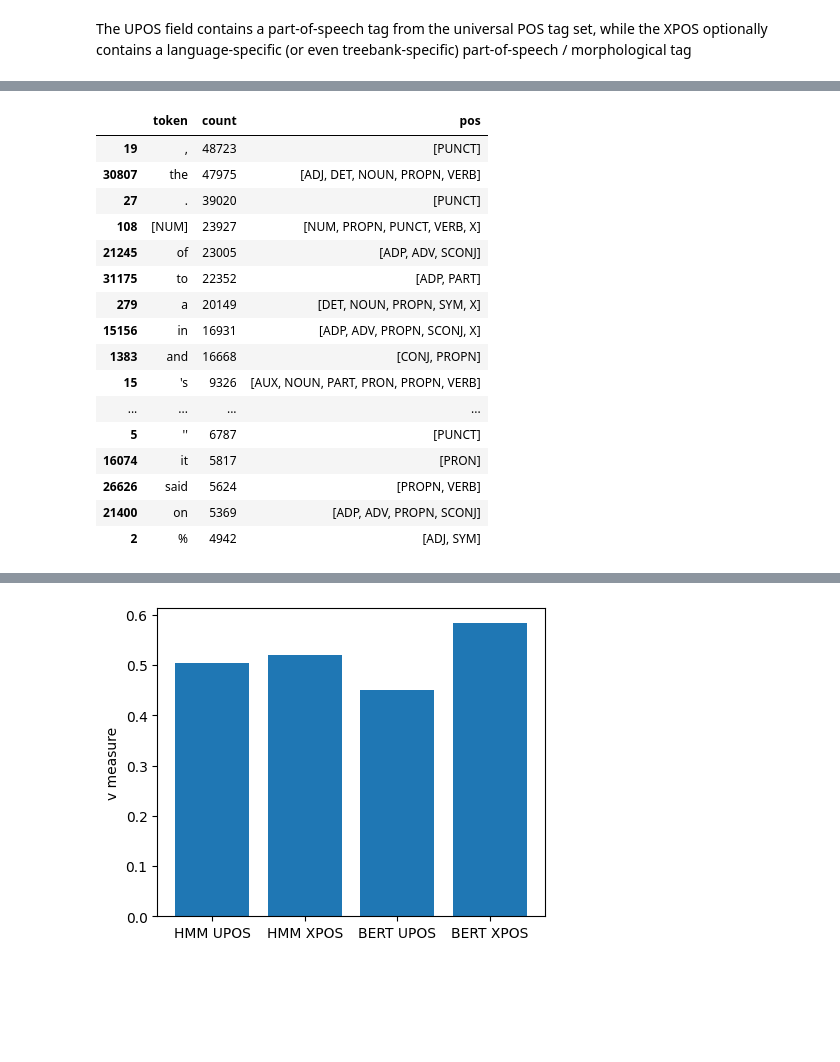
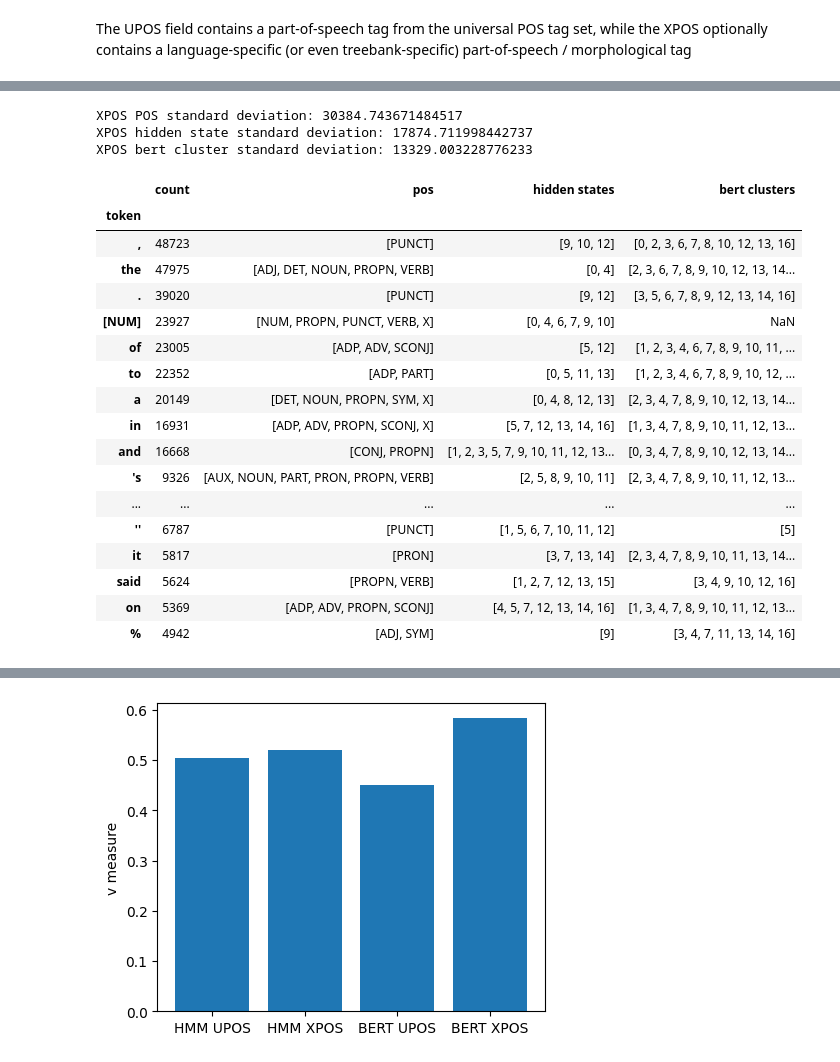
Before and after one commit to WCSin01/nlp_assignment3, a Jupyter notebook: eval_plt.ipynb, the cells around one changed output, grey strips where cells are left out. Drawn from its saved outputs; the diff is of its cells as text; code cells hidden in the pictures; blank space fills up the shorter version.

```diff
--- a/eval_plt.ipynb
+++ b/eval_plt.ipynb
@@ -7,7 +7,7 @@ import matplotlib.pyplot as plt
 from functions import pickle_load
 from process_conllu import ConlluDataset
 # %%
-def merge_word_hidden_pos(viterbi_pos, true_pos, obs_seqs):
+def merge_word_hidden_pos(viterbi_pos: list[list[str]], true_pos: list[list[str]], obs_seqs: list[list[str]]):
     merged_pos = []
     for seq_idx, (pred_hidden_seq, true_hidden_seq, obs_seq) in enumerate(zip(
         viterbi_pos, true_pos, obs_seqs)):
@@ -17,3 +31,32 @@ def merge_word_hidden_pos(viterbi_pos, true_pos, obs_seqs):
+# %%
+def pos_viterbi_bert_word(viterbi_pos_df: pd.DataFrame, k_means_pos_df: pd.DataFrame):
+    pos_to_token = viterbi_pos_df[["pos", "token"]]\
+      .groupby("token")\
+      .agg(count=("token", "count"),
+          pos=("pos", frozenset))\
+      .reset_index()
+    pos_to_token["pos"] = pos_to_token["pos"].apply(sorted)
+    pos_to_token.set_index("token", inplace=True)
+
+    pos_hidden_state_to_token = viterbi_pos_df[["hidden state", "token"]]\
+      .groupby("token")\
+      .agg(count=("token", "count"),
+          hidden_states=("hidden state", frozenset))\
+      .reset_index()
+    pos_hidden_state_to_token["hidden_states"] = pos_hidden_state_to_token["hidden_states"].apply(sorted)
+    pos_hidden_state_to_token.set_index("token", inplace=True)
+
+    pos_clusters_to_token = k_means_pos_df.rename(columns={"word": "token"})[["cluster", "token"]]\
+      .groupby("token")\
+      .agg(count=("token", "count"),
+          clusters=("cluster", frozenset))\
+      .reset_index()
+    pos_clusters_to_token["clusters"] = pos_clusters_to_token["clusters"].apply(sorted)
+    pos_clusters_to_token.set_index("token", inplace=True)
+
+    pos_to_token["hidden states"] = pos_hidden_state_to_token["hidden_states"]
+    pos_to_token["bert clusters"] = pos_clusters_to_token["clusters"]
+    return pos_to_token
 # %%
 hmm_upos_df = pd.read_csv("results/eval_hmm_upos.csv")
 hmm_xpos_df = pd.read_csv("results/eval_hmm_xpos.csv")
@@ -22,6 +65,11 @@ bert_xpos_df = pd.read_csv("results/eval_bert_xpos.csv")
 dataset: ConlluDataset = pickle_load("checkpoints/dataset.pkl")
 viterbi_upos: list[list[int]] = pickle_load("results/viterbi_upos.pkl")
 viterbi_xpos: list[list[int]] = pickle_load("results/viterbi_xpos.pkl")
+k_means_upos_df = pd.read_csv("results/k_means_upos.csv")
+k_means_xpos_df = pd.read_csv("results/k_means_xpos.csv")
+# select best seed from v measure
+k_means_upos_df = k_means_upos_df[k_means_upos_df["seed"] == 4]
+k_means_xpos_df = k_means_xpos_df[k_means_xpos_df["seed"] == 0]
 # %%
 viterbi_upos_df = merge_word_hidden_pos(viterbi_upos, dataset.upos, dataset.sequences)
 viterbi_xpos_df = merge_word_hidden_pos(viterbi_xpos, dataset.xpos, dataset.sequences)
@@ -39,20 +127,30 @@ upos_to_token["pos"] = upos_to_token["pos"].apply(sorted)
+# %%
+print(f"XPOS POS standard deviation: {xpos_counts_df['pos count'].std()}")
+print(f"XPOS hidden state standard deviation: {xpos_counts_df['hidden state count'].std()}")
+print(f"XPOS bert cluster standard deviation: {xpos_counts_df['bert cluster count'].std()}")
+# %% [output]
+XPOS POS standard deviation: 30384.743671484517
+XPOS hidden state standard deviation: 17874.711998442737
+XPOS bert cluster standard deviation: 13329.003228776233
 # %%
+upos_to_token = pos_viterbi_bert_word(viterbi_upos_df, k_means_upos_df)
 upos_to_token.sort_values("count", ascending=False).head(20)
 # %% [output]
-|  | token | count | pos |
-| 19 | , | 48723 | [PUNCT] |
-| 30807 | the | 47975 | [ADJ, DET, NOUN, PROPN, VERB] |
-| 27 | . | 39020 | [PUNCT] |
-| 108 | [NUM] | 23927 | [NUM, PROPN, PUNCT, VERB, X] |
-| 21245 | of | 23005 | [ADP, ADV, SCONJ] |
-| 31175 | to | 22352 | [ADP, PART] |
-| 279 | a | 20149 | [DET, NOUN, PROPN, SYM, X] |
-| 15156 | in | 16931 | [ADP, ADV, PROPN, SCONJ, X] |
-| 1383 | and | 16668 | [CONJ, PROPN] |
-| 15 | 's | 9326 | [AUX, NOUN, PART, PRON, PROPN, VERB] |
-| ... | ... | ... | ... |
-| 5 | '' | 6787 | [PUNCT] |
-| 16074 | it | 5817 | [PRON] |
-| 26626 | said | 5624 | [PROPN, VERB] |
-| 21400 | on | 5369 | [ADP, ADV, PROPN, SCONJ] |
-| 2 | % | 4942 | [ADJ, SYM] |
+|  | count | pos | hidden states | bert clusters |
+| token |  |  |  |  |
+| , | 48723 | [PUNCT] | [9, 10, 12] | [0, 2, 3, 6, 7, 8, 10, 12, 13, 16] |
+| the | 47975 | [ADJ, DET, NOUN, PROPN, VERB] | [0, 4] | [2, 3, 6, 7, 8, 9, 10, 12, 13, 14... |
+| . | 39020 | [PUNCT] | [9, 12] | [3, 5, 6, 7, 8, 9, 12, 13, 14, 16] |
+| [NUM] | 23927 | [NUM, PROPN, PUNCT, VERB, X] | [0, 4, 6, 7, 9, 10] | NaN |
+| of | 23005 | [ADP, ADV, SCONJ] | [5, 12] | [1, 2, 3, 4, 6, 7, 8, 9, 10, 11, ... |
+| to | 22352 | [ADP, PART] | [0, 5, 11, 13] | [1, 2, 3, 4, 6, 7, 8, 9, 10, 12, ... |
+| a | 20149 | [DET, NOUN, PROPN, SYM, X] | [0, 4, 8, 12, 13] | [2, 3, 4, 7, 8, 9, 10, 12, 13, 14... |
+| in | 16931 | [ADP, ADV, PROPN, SCONJ, X] | [5, 7, 12, 13, 14, 16] | [1, 3, 4, 7, 8, 9, 10, 11, 12, 13... |
+| and | 16668 | [CONJ, PROPN] | [1, 2, 3, 5, 7, 9, 10, 11, 12, 13... | [0, 3, 4, 7, 8, 9, 10, 12, 13, 14... |
+| 's | 9326 | [AUX, NOUN, PART, PRON, PROPN, VERB] | [2, 5, 8, 9, 10, 11] | [2, 3, 4, 7, 8, 9, 10, 11, 12, 13... |
+| ... | ... | ... | ... | ... |
+| '' | 6787 | [PUNCT] | [1, 5, 6, 7, 10, 11, 12] | [5] |
+| it | 5817 | [PRON] | [3, 7, 13, 14] | [2, 3, 4, 7, 8, 9, 10, 11, 13, 14... |
+| said | 5624 | [PROPN, VERB] | [1, 2, 7, 12, 13, 15] | [3, 4, 9, 10, 12, 16] |
+| on | 5369 | [ADP, ADV, PROPN, SCONJ] | [4, 5, 7, 12, 13, 14, 16] | [1, 3, 4, 7, 8, 9, 10, 11, 12, 13... |
+| % | 4942 | [ADJ, SYM] | [9] | [3, 4, 7, 11, 13, 14, 16] |
```
Also changed, not shown: parts of 23 cells of this notebook.
